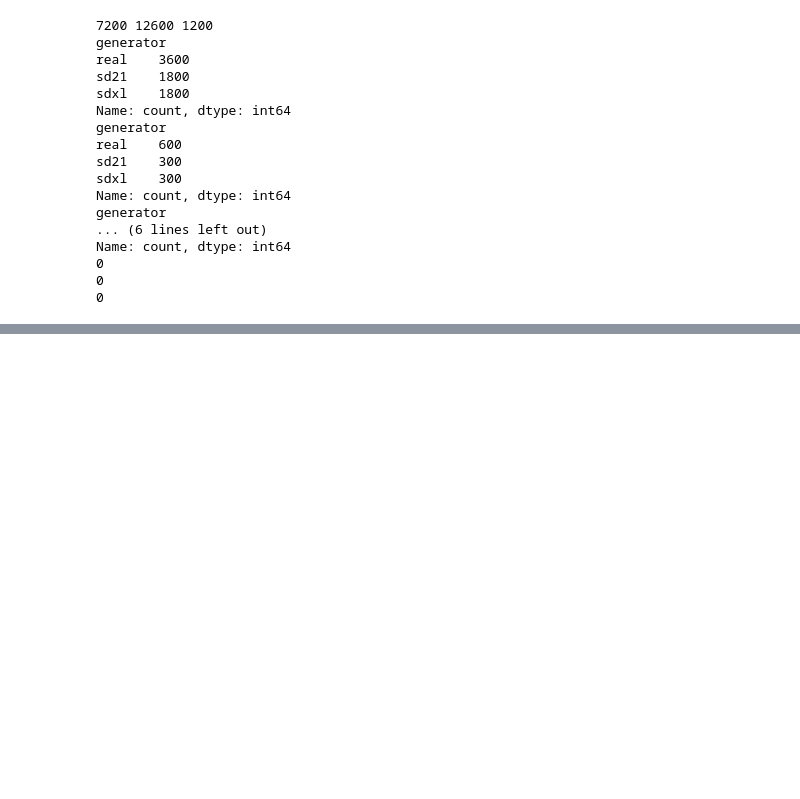
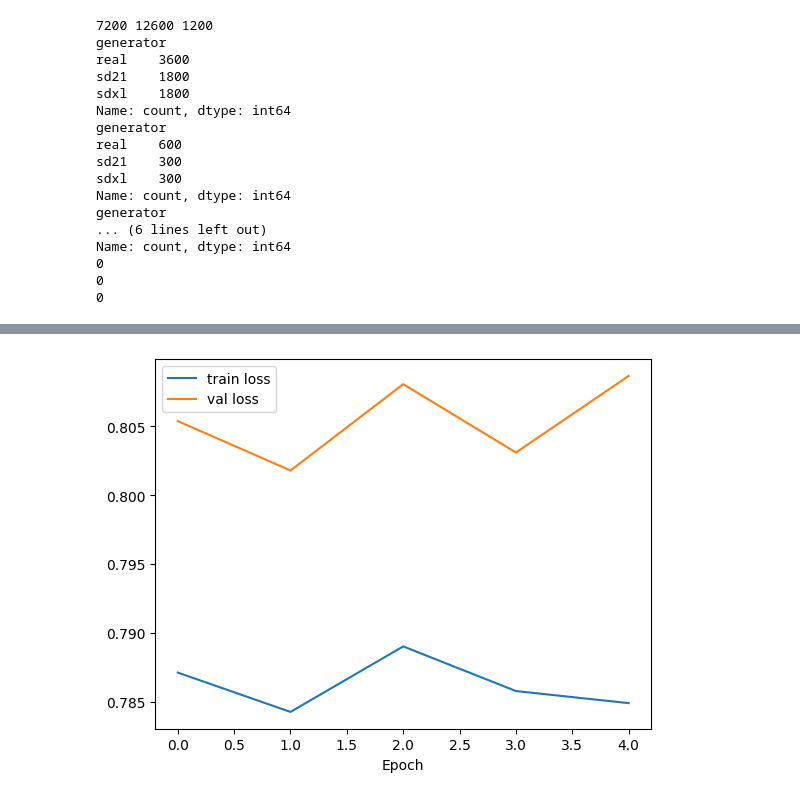
Before and after one commit to haidermalik68/Ai-image-checker, a Jupyter notebook: 00_Real_vs_AI_project_.ipynb, the cells around one changed output, grey strips where cells are left out. Saved outputs shown, nothing was run; the diff lists cells and outputs as text; code cells hidden in the pictures; blank space fills up the shorter version.

Commit message:
Add phase 2: model training and testing

```diff
--- a/00_Real_vs_AI_project_.ipynb
+++ b/00_Real_vs_AI_project_.ipynb
@@ -253,0 +477,8 @@ test.to_csv("/content/test.csv", index=False)
+# %%
+##Test one batch through the model
+##What it does: sends one batch through the untrained model to prove everything connects.
+##The predictions will be random, which is fine.
+
+images , label = next(iter(train_loader))
+output = model(images.to(device))
+print(output.shape)
@@ -253,0 +542,26 @@ test.to_csv("/content/test.csv", index=False)
+# %%
+##2.4-C. Run the traingin
+##repeats train, validate, and save for 5 epochs, and prints one line per epoch. Make sure Drive is mounted (R1) before running, because checkpoints are saved there.
+
+save_folder = "/content/drive/MyDrive/ai_image_checker"
+epochs = 5
+best_val_score=0
+history = {"train_loss":[],"train_acc":[],"val_loss":[],"val_acc":[]}
+
+for epoch in range(epochs):
+  train_loss, train_acc = train_one_epoch(model,train_loader)
+  val_loss, val_acc = evaluate(model,val_loader)
+
+  history["train_loss"].append(train_loss)
+  history["train_acc"].append(train_acc)
+  history["val_loss"].append(val_loss)
+  history["val_acc"].append(val_acc)
+
+  print(f"Epoch {epoch+1}/{epochs} | " f"Train loss : {train_loss:.3f} | "f"train_acc: {train_acc:.3f}| " f"val_loss: {val_loss:.3f} | " f"val_acc: {val_acc:.3f}")
+  torch.save(model.state_dict(), save_folder + "/last_model.pt")
+
+
+  if val_acc > best_val_score:
+    best_val_score = val_acc
+    torch.save(model.state_dict(), save_folder + "/best_model.pt")
+    print(" saved new best model  ")
@@ -253,0 +576,10 @@ test.to_csv("/content/test.csv", index=False)
+# %%
+## 2.4-D. Plot the Learning curve
+import matplotlib.pyplot as plt
+plt.plot(history['train_loss'],label="train loss")
+plt.plot(history["val_loss"],label="val loss")
+plt.xlabel("Epoch")
+plt.legend()
+plt.show()
+# %% [output]
+[figure, added]
```
Also changed, not shown: parts of 39 cells of this notebook.
